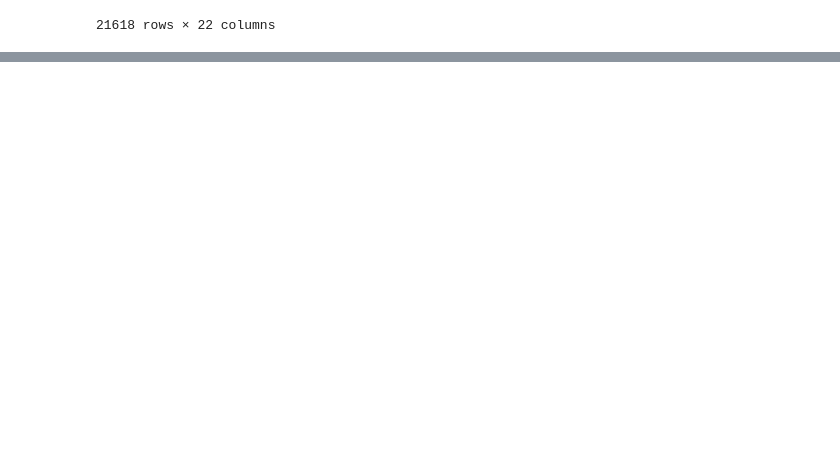
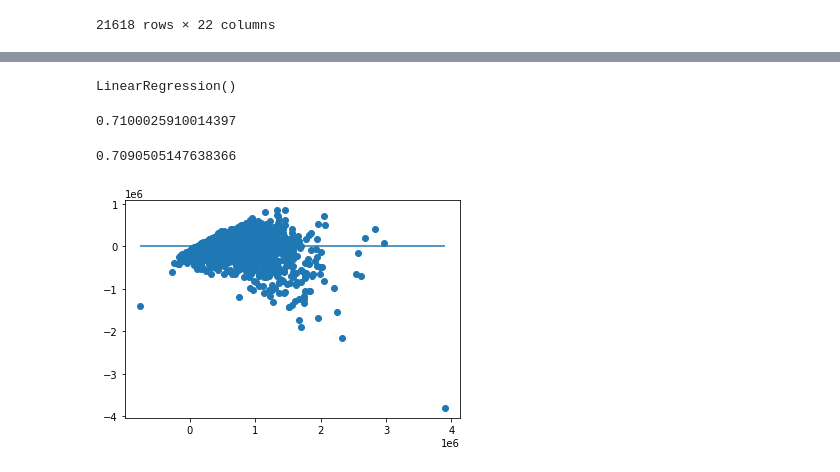
Before and after one commit to eric-blankinshp/Final-Project, a Jupyter notebook: crime_data.ipynb, the cells around one changed output, grey strips where cells are left out. Drawn from its saved outputs; the diff is of its cells as text; code cells hidden in the pictures; blank space fills up the shorter version.

```diff
--- a/crime_data.ipynb
+++ b/crime_data.ipynb
@@ -102,0 +123,9 @@ merged_df.dropna()
+# %%
+# Create our features
+X = new_merge_df.drop(columns='price')
+# Create our target
+#y = cleaned_house_data.loc[:, target].copy()
+y = new_merge_df['price']
+# %%
+X = StandardScaler().fit_transform(X)
+print(X[0:5])
@@ -102,0 +148,25 @@ merged_df.dropna()
+# %%
+from sklearn.model_selection import train_test_split
+X_train, X_test, y_train, y_test = train_test_split(X, y, random_state=1)
+# %%
+from sklearn.linear_model import LinearRegression
+model = LinearRegression()
+model.fit(X_train, y_train)
+# %% [output]
+LinearRegression()
+# %%
+model.score(X_train, y_train)
+# %% [output]
+0.7100025910014397
+# %%
+model.score(X_test, y_test)
+# %% [output]
+0.7090505147638366
+# %%
+predictions = model.predict(X)
+# Plot Residuals
+plt.scatter(predictions, predictions - y)
+plt.hlines(y=0, xmin=predictions.min(), xmax=predictions.max())
+plt.show()
+# %% [output]
+[figure, added]
```
Also changed, not shown: parts of 12 cells of this notebook, 2 other files.
